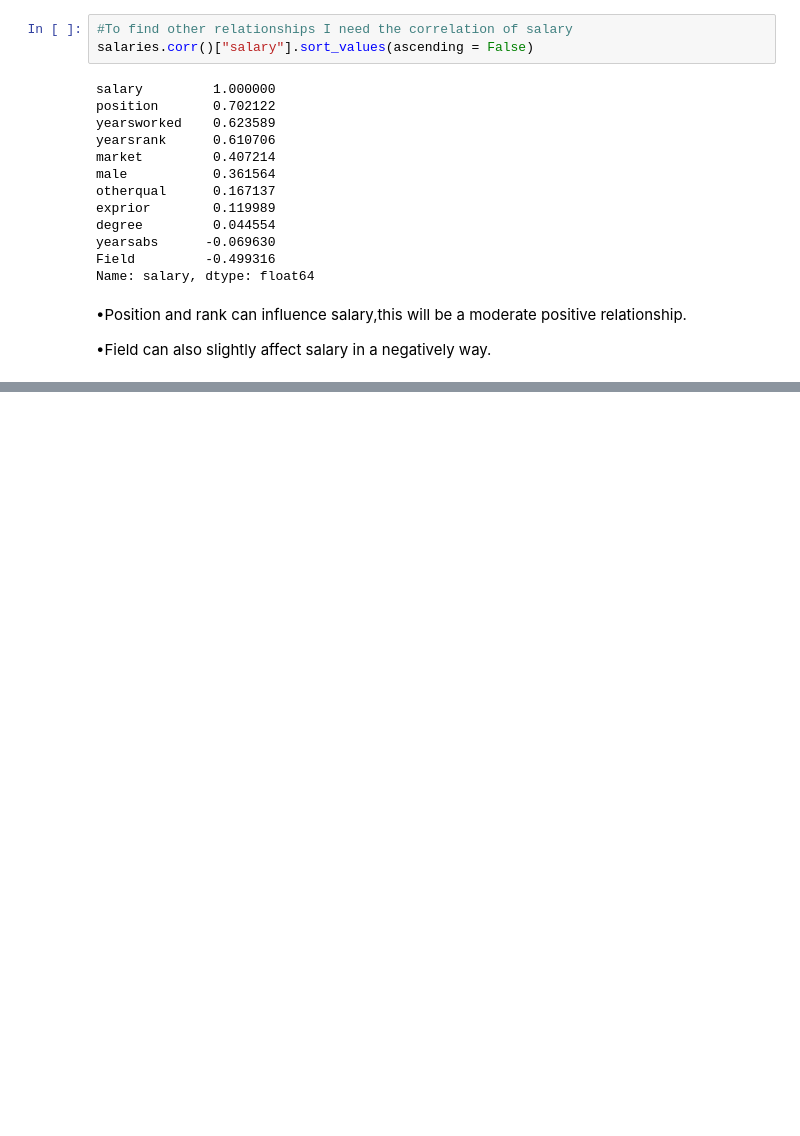
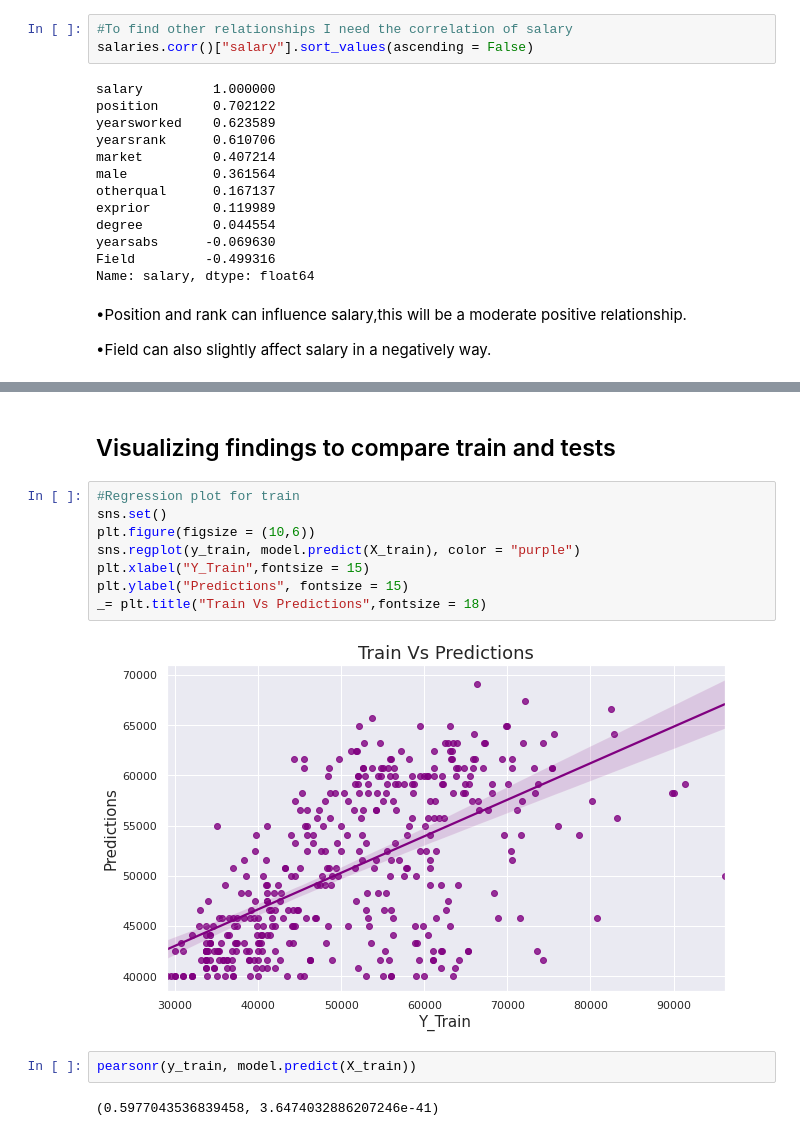
Before and after one commit to rethabilethulo/Validation_-_Simple_Linear_Regression, a Jupyter notebook: Cross_Validation_&_Simple_Linear_Regression.ipynb, the cells around one changed output, grey strips where cells are left out. Cells and saved outputs as stored; diff of their text form; blank space fills up the shorter version.

```diff
--- a/Cross_Validation_&_Simple_Linear_Regression.ipynb
+++ b/Cross_Validation_&_Simple_Linear_Regression.ipynb
@@ -421,0 +456,16 @@ Name: salary, dtype: float64
+# %% [markdown]
+## Visualizing findings to compare train and tests
+# %%
+#Regression plot for train
+sns.set()
+plt.figure(figsize = (10,6))
+sns.regplot(y_train, model.predict(X_train), color = "purple")
+plt.xlabel("Y_Train",fontsize = 15)
+plt.ylabel("Predictions", fontsize = 15)
+_= plt.title("Train Vs Predictions",fontsize = 18)
+# %% [output]
+[figure, added]
+# %%
+pearsonr(y_train, model.predict(X_train))
+# %% [output]
+(0.5977043536839458, 3.6474032886207246e-41)
```
Also changed, not shown: parts of 19 cells of this notebook.
